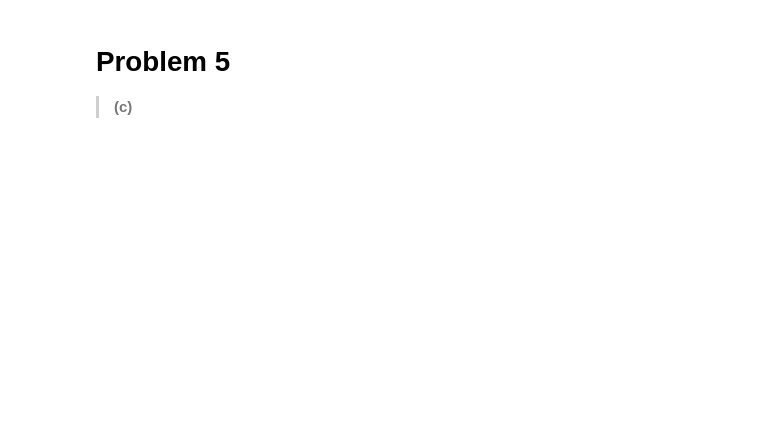
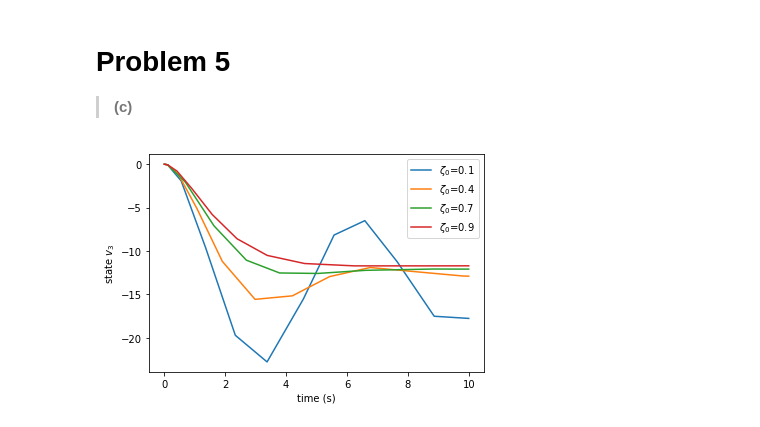
Before and after one commit to CSF0744/ECE171B, a Jupyter notebook: ECE171BHW3.ipynb, the cells around one changed output. Drawn from its saved outputs; the diff is of its cells as text; code cells hidden in the pictures; blank space fills up the shorter version.

```diff
--- a/ECE171BHW3.ipynb
+++ b/ECE171BHW3.ipynb
@@ -51,3 +52,25 @@ plt.plot()
 # %% [markdown]
 # Problem 5
 > **(c)**
+# %%
+omega0=1;
+zeta0=[0.1, 0.4, 0.7, 0.9];
+r=1;
+
+for i in zeta0:
+  k1=(2*i*omega0-12.5)/5;
+  k2=1+0.5*k1-omega0*omega0/25;
+  kr=(omega0*omega0-2*i*omega0+12.5)/25;
+  def func(t,X):
+    dotx1=(-10-5*k1)*X[0]-5*k2*X[1]+5*kr*r;
+    dotx2=-5*X[0]-2.5*X[1];
+    return [dotx1,dotx2]
+
+  sol=ode45(func,[0,10],[0,0]);
+  plt.plot(sol.t,sol.y[1]);
+  plt.xlabel('time (s)');
+  plt.ylabel('state $v_3$');
+  plt.legend(['$\zeta_0$=0.1','$\zeta_0$=0.4','$\zeta_0$=0.7','$\zeta_0$=0.9']);
+  plt.plot()
+# %% [output]
+[figure, added]
```
Also changed, not shown: parts of 2 cells of this notebook.
